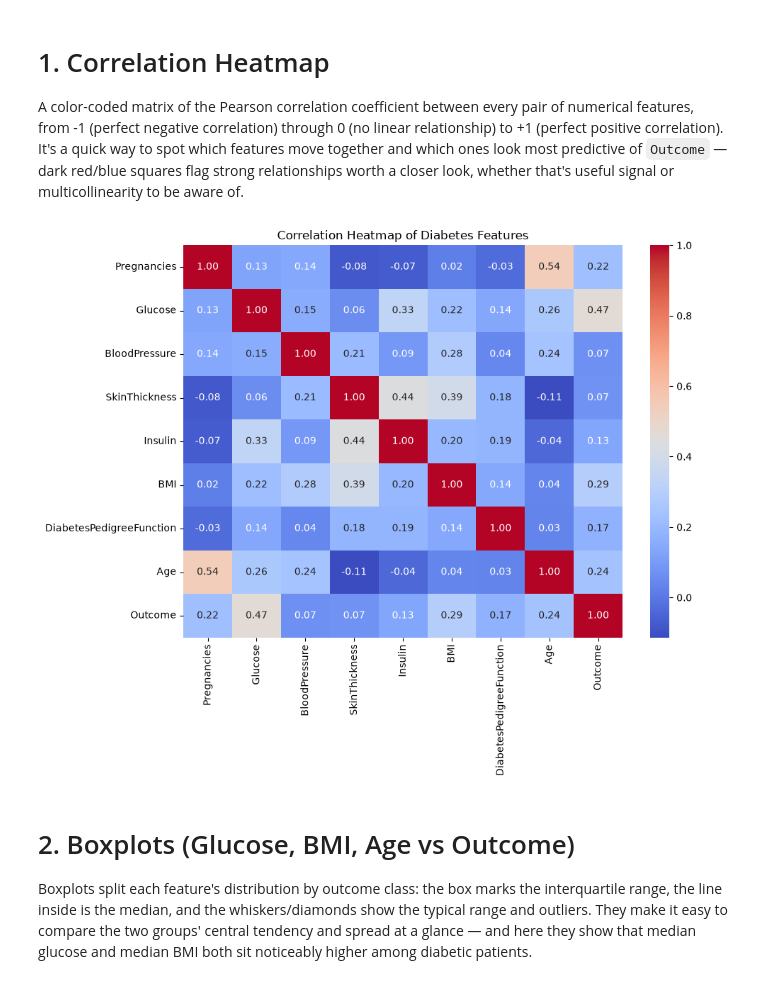
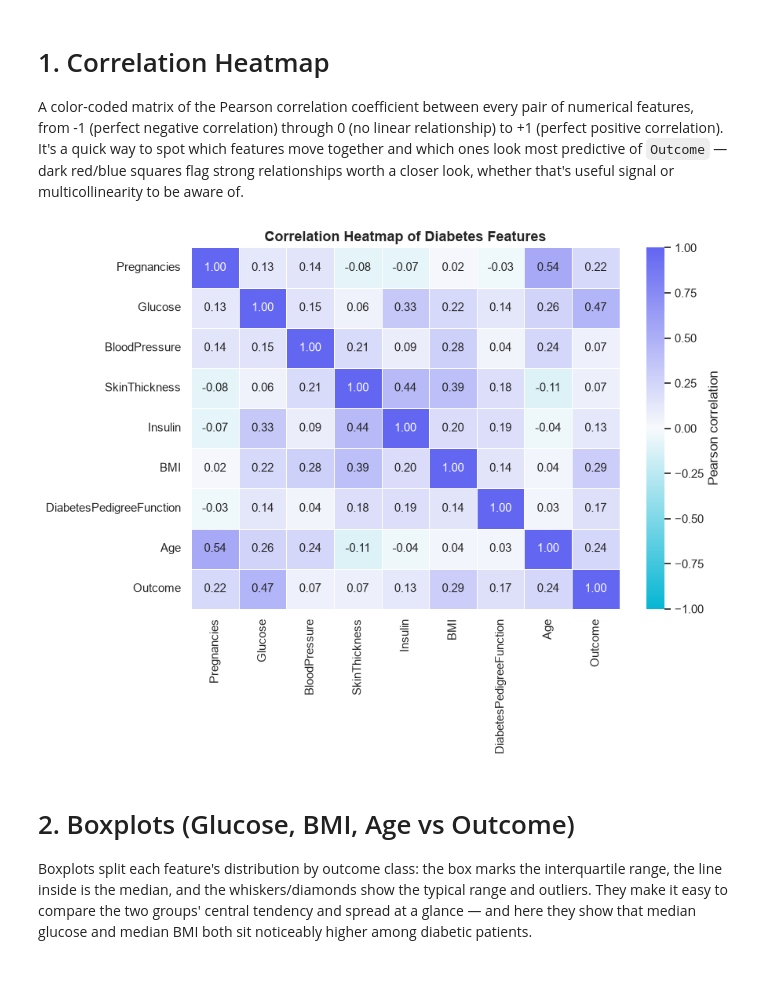
Before and after one commit to Nitditto/Intelligent_system, a Jupyter notebook: assignment_01/Report_Notebook.ipynb, the cells around one changed output. Drawn from its saved outputs; the diff is of its cells as text; code cells hidden in the pictures.

```diff
--- a/assignment_01/Report_Notebook.ipynb
+++ b/assignment_01/Report_Notebook.ipynb
@@ -69,6 +69,16 @@ Before training anything, it's worth looking at the data directly — how the fe
 import pandas as pd
 import seaborn as sns
 import matplotlib.pyplot as plt
+from matplotlib.colors import LinearSegmentedColormap
+
+# Visual theme matching the deployed application (indigo = Diabetic, cyan = Non-Diabetic)
+sns.set_theme(style='whitegrid', rc={'axes.edgecolor': '#e2e8f0', 'grid.color': '#eef2f7'})
+plt.rcParams.update({'font.size': 11, 'axes.titlesize': 13, 'axes.titleweight': 'bold'})
+
+BRAND_DIABETIC = '#6366f1'      # indigo
+BRAND_NON_DIABETIC = '#06b6d4'  # cyan
+OUTCOME_PALETTE = {0: BRAND_NON_DIABETIC, 1: BRAND_DIABETIC}
+BRAND_CMAP = LinearSegmentedColormap.from_list('brand_diverging', [BRAND_NON_DIABETIC, '#f8fafc', BRAND_DIABETIC])
 
 # Load the dataset
 df = pd.read_csv("diabetes_dataset.csv")
@@ -105,13 +115,14 @@ None
 A color-coded matrix of the Pearson correlation coefficient between every pair of numerical features, from -1 (perfect negative correlation) through 0 (no linear relationship) to +1 (perfect positive correlation). It's a quick way to spot which features move together and which ones look most predictive of `Outcome` — dark red/blue squares flag strong relationships worth a closer look, whether that's useful signal or multicollinearity to be aware of.
 # %%
 # 1. Correlation Heatmap
-plt.figure(figsize=(10, 8))
-sns.heatmap(df.corr(), annot=True, cmap='coolwarm', fmt=".2f")
+plt.figure(figsize=(9, 7))
+sns.heatmap(df.corr(), annot=True, cmap=BRAND_CMAP, fmt=".2f", vmin=-1, vmax=1,
+            linewidths=0.5, linecolor='white', cbar_kws={'label': 'Pearson correlation'})
 plt.title('Correlation Heatmap of Diabetes Features')
 plt.tight_layout()
 plt.show()
 # %% [output]
-[figure, old version]
+[figure, new version]
 # %% [markdown]
 # 2. Boxplots (Glucose, BMI, Age vs Outcome)
 Boxplots split each feature's distribution by outcome class: the box marks the interquartile range, the line inside is the median, and the whiskers/diamonds show the typical range and outliers. They make it easy to compare the two groups' central tendency and spread at a glance — and here they show that median glucose and median BMI both sit noticeably higher among diabetic patients.
```
Also changed, not shown: parts of 14 cells of this notebook, 17 other files.
